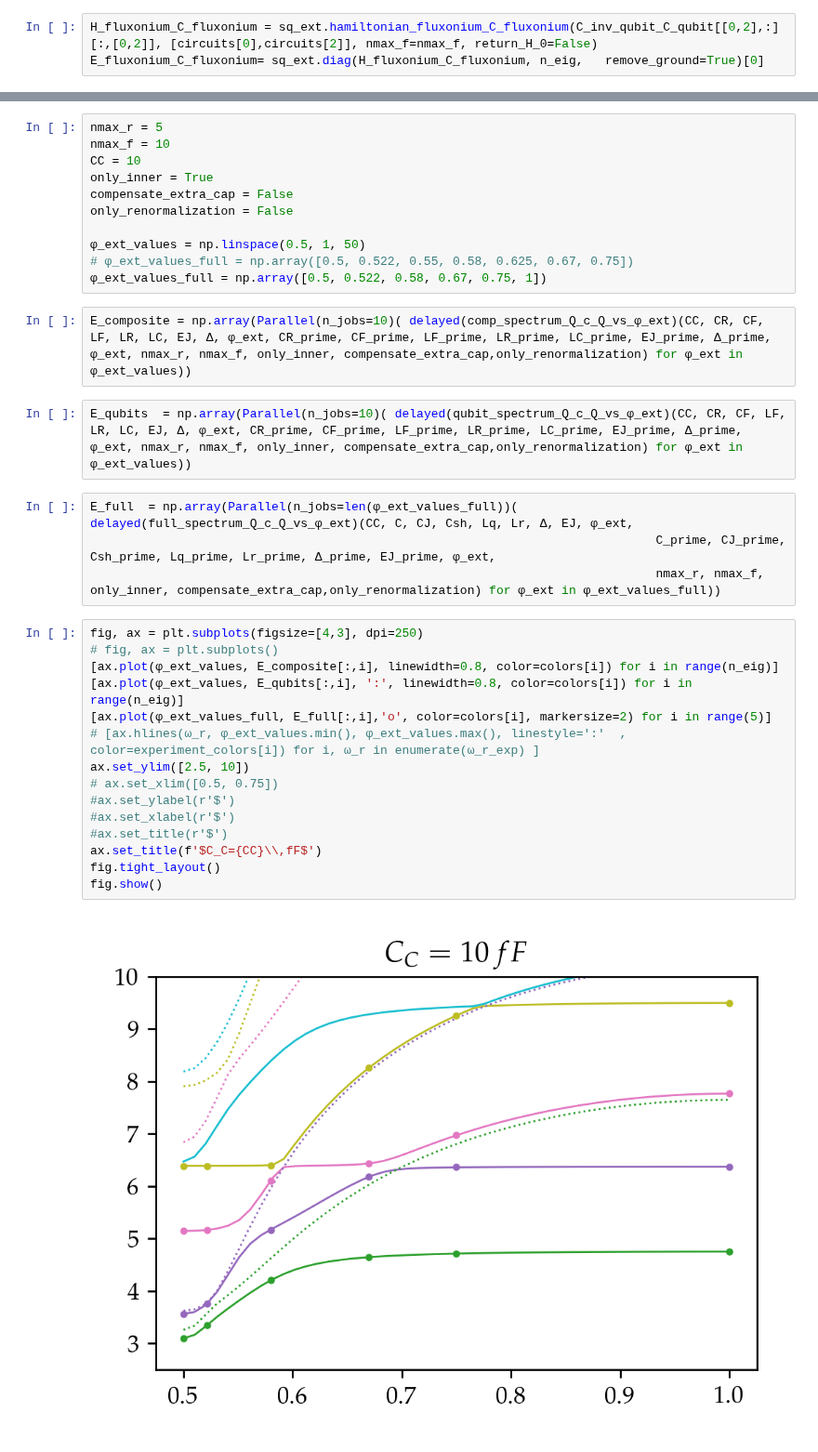
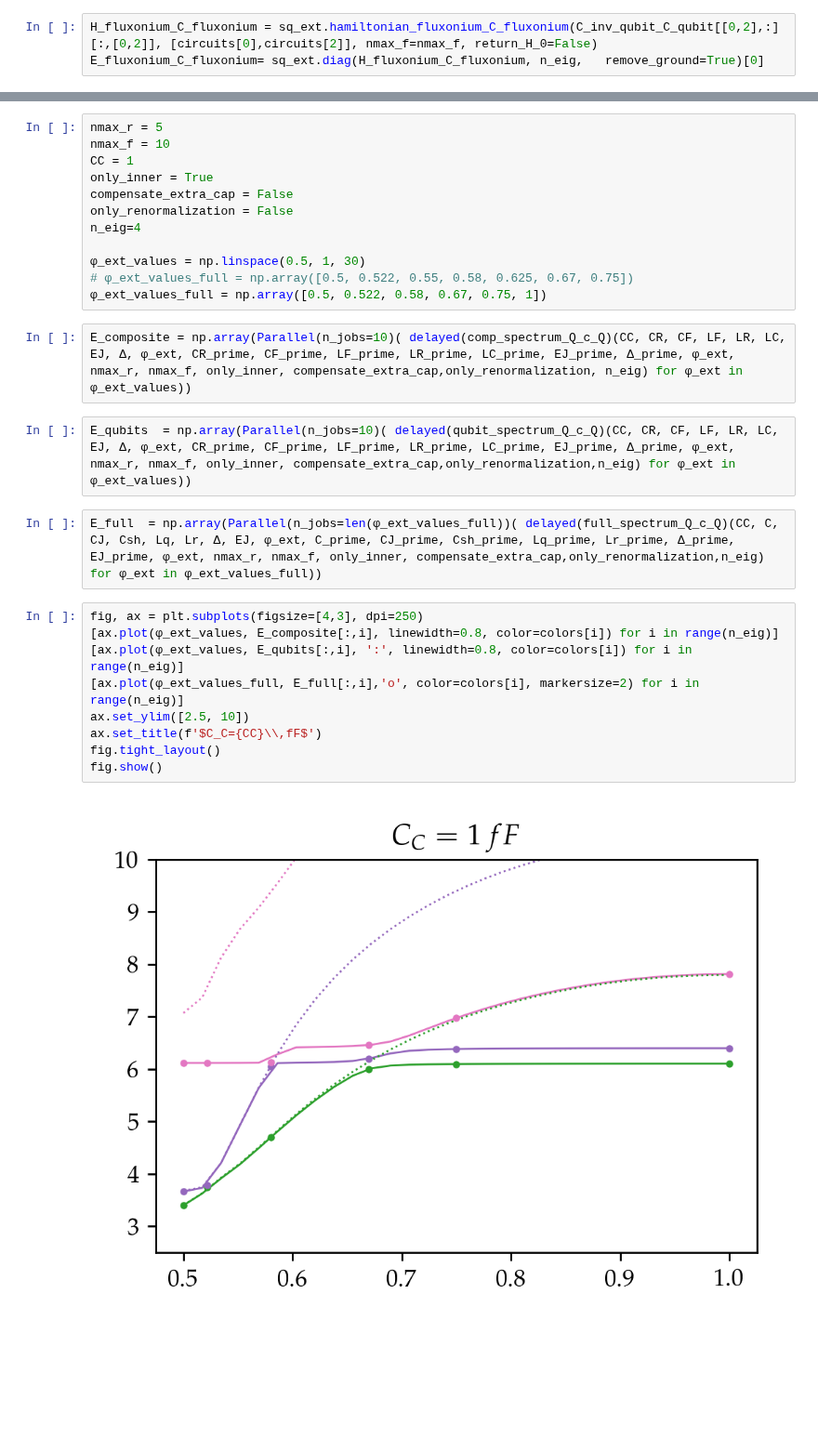
Before and after one commit to GabrielJauma/tunable-capacitive-coupling-flux-qubits, a Jupyter notebook: two_unit_cells_capacitively_coupled/unit_cell-C-unit_cell_model_comparison.ipynb, the cells around one changed output, grey strips where cells are left out. Shown at 93% size. Drawn from its saved outputs; the diff is of its cells as text; blank space fills up the shorter version.

```diff
--- a/two_unit_cells_capacitively_coupled/unit_cell-C-unit_cell_model_comparison.ipynb
+++ b/two_unit_cells_capacitively_coupled/unit_cell-C-unit_cell_model_comparison.ipynb
@@ -139,36 +141,29 @@ def full_spectrum_Q_c_Q_vs_φ_ext(CC, C, CJ, Csh, Lq, Lr, Δ, EJ, φ_ext, C_prim
 # %%
 nmax_r = 5
 nmax_f = 10
-CC = 10
+CC = 1
 only_inner = True
 compensate_extra_cap = False
 only_renormalization = False
+n_eig=4
 
-φ_ext_values = np.linspace(0.5, 1, 50)
+φ_ext_values = np.linspace(0.5, 1, 30)
 # φ_ext_values_full = np.array([0.5, 0.522, 0.55, 0.58, 0.625, 0.67, 0.75])
 φ_ext_values_full = np.array([0.5, 0.522, 0.58, 0.67, 0.75, 1])
 # %%
-E_composite = np.array(Parallel(n_jobs=10)( delayed(comp_spectrum_Q_c_Q_vs_φ_ext)(CC, CR, CF, LF, LR, LC, EJ, Δ, φ_ext, CR_prime, CF_prime, LF_prime, LR_prime, LC_prime, EJ_prime, Δ_prime, φ_ext, nmax_r, nmax_f, only_inner, compensate_extra_cap,only_renormalization) for φ_ext in φ_ext_values))
+E_composite = np.array(Parallel(n_jobs=10)( delayed(comp_spectrum_Q_c_Q)(CC, CR, CF, LF, LR, LC, EJ, Δ, φ_ext, CR_prime, CF_prime, LF_prime, LR_prime, LC_prime, EJ_prime, Δ_prime, φ_ext, nmax_r, nmax_f, only_inner, compensate_extra_cap,only_renormalization, n_eig) for φ_ext in φ_ext_values))
 # %%
-E_qubits  = np.array(Parallel(n_jobs=10)( delayed(qubit_spectrum_Q_c_Q_vs_φ_ext)(CC, CR, CF, LF, LR, LC, EJ, Δ, φ_ext, CR_prime, CF_prime, LF_prime, LR_prime, LC_prime, EJ_prime, Δ_prime, φ_ext, nmax_r, nmax_f, only_inner, compensate_extra_cap,only_renormalization) for φ_ext in φ_ext_values))
+E_qubits  = np.array(Parallel(n_jobs=10)( delayed(qubit_spectrum_Q_c_Q)(CC, CR, CF, LF, LR, LC, EJ, Δ, φ_ext, CR_prime, CF_prime, LF_prime, LR_prime, LC_prime, EJ_prime, Δ_prime, φ_ext, nmax_r, nmax_f, only_inner, compensate_extra_cap,only_renormalization,n_eig) for φ_ext in φ_ext_values))
 # %%
-E_full  = np.array(Parallel(n_jobs=len(φ_ext_values_full))( delayed(full_spectrum_Q_c_Q_vs_φ_ext)(CC, C, CJ, Csh, Lq, Lr, Δ, EJ, φ_ext,
-                                                                              C_prime, CJ_prime, Csh_prime, Lq_prime, Lr_prime, Δ_prime, EJ_prime, φ_ext,
-                                                                              nmax_r, nmax_f, only_inner, compensate_extra_cap,only_renormalization) for φ_ext in φ_ext_values_full))
+E_full  = np.array(Parallel(n_jobs=len(φ_ext_values_full))( delayed(full_spectrum_Q_c_Q)(CC, C, CJ, Csh, Lq, Lr, Δ, EJ, φ_ext, C_prime, CJ_prime, Csh_prime, Lq_prime, Lr_prime, Δ_prime, EJ_prime, φ_ext, nmax_r, nmax_f, only_inner, compensate_extra_cap,only_renormalization,n_eig) for φ_ext in φ_ext_values_full))
 # %%
 fig, ax = plt.subplots(figsize=[4,3], dpi=250)
-# fig, ax = plt.subplots()
 [ax.plot(φ_ext_values, E_composite[:,i], linewidth=0.8, color=colors[i]) for i in range(n_eig)]
 [ax.plot(φ_ext_values, E_qubits[:,i], ':', linewidth=0.8, color=colors[i]) for i in range(n_eig)]
-[ax.plot(φ_ext_values_full, E_full[:,i],'o', color=colors[i], markersize=2) for i in range(5)]
-# [ax.hlines(ω_r, φ_ext_values.min(), φ_ext_values.max(), linestyle=':'  , color=experiment_colors[i]) for i, ω_r in enumerate(ω_r_exp) ]
+[ax.plot(φ_ext_values_full, E_full[:,i],'o', color=colors[i], markersize=2) for i in range(n_eig)]
 ax.set_ylim([2.5, 10])
-# ax.set_xlim([0.5, 0.75])
-#ax.set_ylabel(r'$')
-#ax.set_xlabel(r'$')
-#ax.set_title(r'$')
 ax.set_title(f'$C_C={CC}\\,fF$')
 fig.tight_layout()
 fig.show()
 # %% [output]
-[figure, old version]
+[figure, new version]
```
Also changed, not shown: parts of 35 cells of this notebook.
